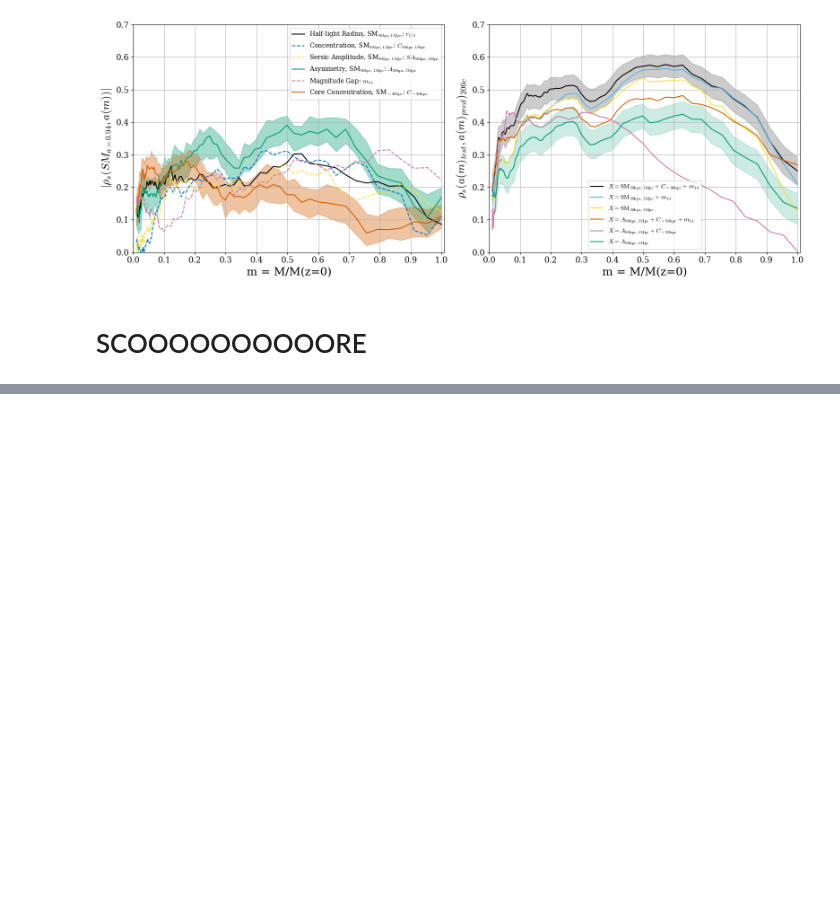
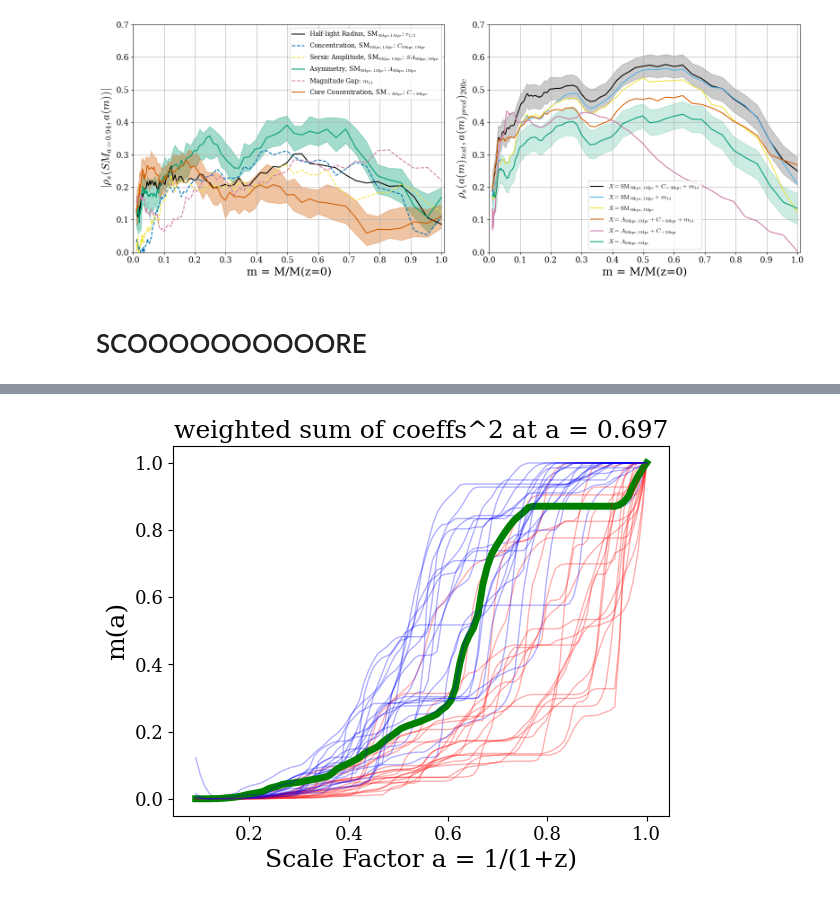
Before and after one commit to Kabelo-T/cluster_morph, a Jupyter notebook: multicam.ipynb, the cells around one changed output, grey strips where cells are left out. Cells and saved outputs as stored; diff of their text form; code cells hidden in the pictures; blank space fills up the shorter version.

```diff
--- a/multicam.ipynb
+++ b/multicam.ipynb
@@ -882,0 +850,47 @@ score()
+# %%
+score = sq_wsum_ds[:, indx]
+s10, s25, s50, s75, s90 = np.percentile(score, [10, 25, 50, 75, 90])
+smean = np.mean(score)
+split_mean = score > smean
+split_50p = score == s50
+split_10p = score < s10
+split_25p = score < s25
+split_75p = score > s75
+split_90p = score > s90
+
+# fig, axs = plt.subplots(1, 1, figsize=(12, 5))
+# axs.hist(score, histtype='step', bins=20, label='All', color='k')
+# axs.hist(score[split_25p], bins=5, label='<25th percentile', color='orange')
+# axs.hist(score[split_10p], bins=5, label='<10th percentile', color='red')
+# axs.hist(score[split_75p], bins=20, label='>75th percentile', color='purple')
+# axs.hist(score[split_90p], bins=10, label='>90th percentile', color='blue')
+# axs.set_xlabel('sum(weight*DS)')
+# axs.legend()
+# plt.show()
+# %%
+fig, axs = plt.subplots(1, 1)
+axs.set_xlabel('Scale Factor a = 1/(1+z)')
+axs.set_ylabel('m(a)')
+axs.set_title(
+    f'weighted sum of coeffs^2 at a = {common_aexp[indx]:.3g}')
+for i, data in enumerate(mah_dict.items()):
+    # print(i)
+    k, madf = data
+    if split_90p[i]:
+        color = 'red'
+        axs.plot(madf['aexp'], madf['M/M0'], color=color, alpha=0.3, lw=1)
+    elif split_10p[i]:
+        color = 'blue'
+        axs.plot(madf['aexp'], madf['M/M0'], color=color, alpha=0.3, lw=1)
+    elif split_50p[i]:
+        color = 'green'
+        axs.plot(madf['aexp'], madf['M/M0'], color=color, alpha=1, lw=5)
+
+    # if split_25p[i] or split_75p[i]:
+    #     axs.plot(madf['aexp'], madf['M/M0'], color=color, alpha=0.3, lw=1)
+    # # else:
+    # #     axs.plot(madf['aexp'], madf['M/M0'], color='black', alpha=0.3, lw=1)
+
+plt.show()
+# %% [output]
+[figure, added]
```
Also changed, not shown: parts of 7 cells of this notebook.
